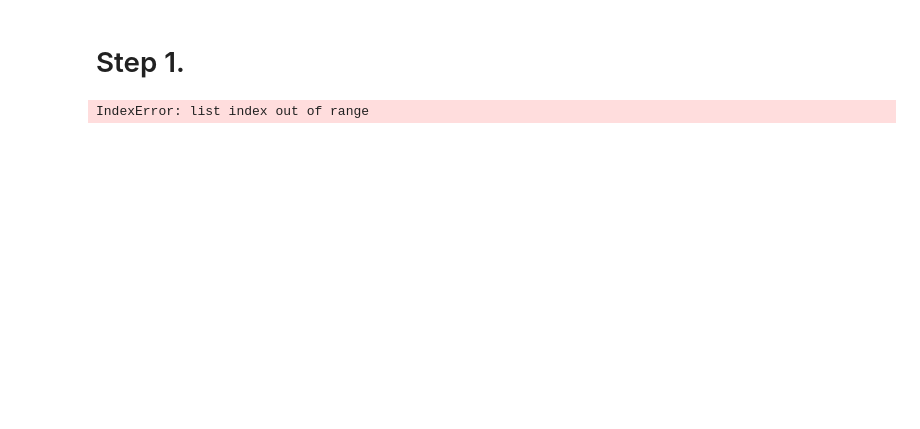
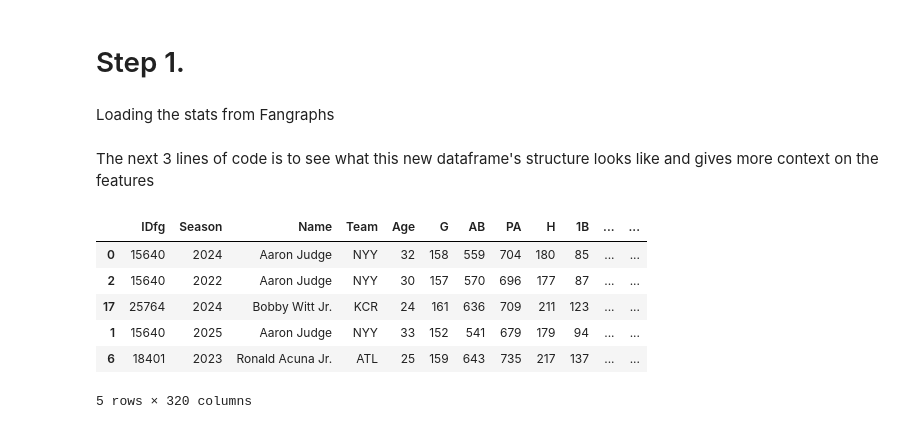
Before and after one commit to KyleDong03/MLB-War-Predictor, a Jupyter notebook: notebooks/Test Notebook.ipynb, the cells around one changed output. Drawn from its saved outputs; the diff is of its cells as text; code cells hidden in the pictures; blank space fills up the shorter version.

```diff
--- a/notebooks/Test Notebook.ipynb
+++ b/notebooks/Test Notebook.ipynb
@@ -29,12 +30,19 @@ import os
+# %% [markdown]
+Loading the stats from Fangraphs
 # %%
-startingYear = 2023
+startingYear = 2021
 endingYear = 2025
 
-stats = pd.DataFrame()
-
-for year in range(startingYear, endingYear + 1):
-    batStats = batting_stats_range(start_dt=f"{year}-01-01", end_dt=f"{year}-12-01")
-    batStats['season'] = year
-    stats = pd.concat([stats, batStats], ignore_index=True)
+stats = batting_stats(startingYear, endingYear)
-# %% [output]
-IndexError: list index out of range
+# %% [markdown]
+The next 3 lines of code is to see what this new dataframe's structure looks like and gives more context on the features
+# %%
+stats.head()
+# %% [output]
+|  | IDfg | Season | Name | Team | Age | G | AB | PA | H | 1B | ... | ... |
+| 0 | 15640 | 2024 | Aaron Judge | NYY | 32 | 158 | 559 | 704 | 180 | 85 | ... | ... |
+| 2 | 15640 | 2022 | Aaron Judge | NYY | 30 | 157 | 570 | 696 | 177 | 87 | ... | ... |
+| 17 | 25764 | 2024 | Bobby Witt Jr. | KCR | 24 | 161 | 636 | 709 | 211 | 123 | ... | ... |
+| 1 | 15640 | 2025 | Aaron Judge | NYY | 33 | 152 | 541 | 679 | 179 | 94 | ... | ... |
+| 6 | 18401 | 2023 | Ronald Acuna Jr. | ATL | 25 | 159 | 643 | 735 | 217 | 137 | ... | ... |
+5 rows × 320 columns
```
Also changed, not shown: parts of 18 cells of this notebook, 2 other files.
